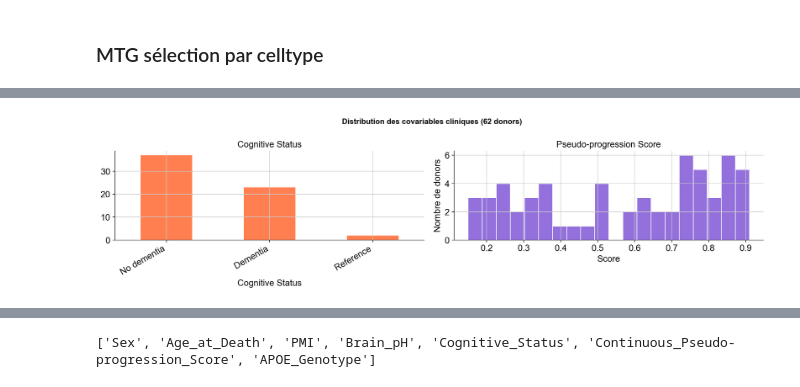
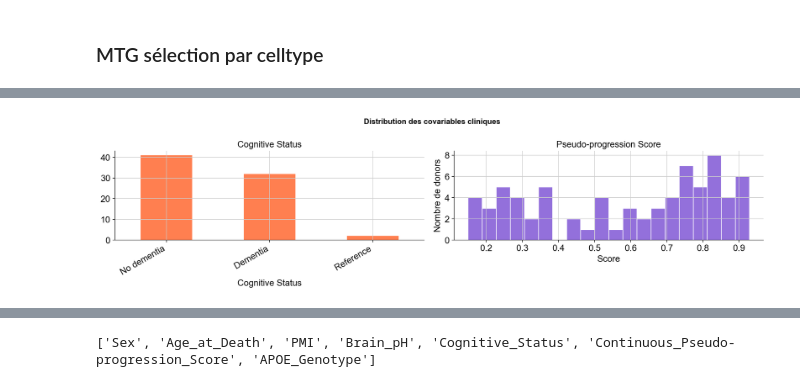
Before and after one commit to adboussif/AD_snMultiomics_Chromatin, a Jupyter notebook: notebooks/mtg_celltype_selection.ipynb, the cells around one changed output, grey strips where cells are left out. Cells and saved outputs as stored; diff of their text form; code cells hidden in the pictures.

Commit message:
celltype pseudobulk gaba et gluta séparés

```diff
--- a/notebooks/mtg_celltype_selection.ipynb
+++ b/notebooks/mtg_celltype_selection.ipynb
@@ -189,7 +97,7 @@ for ax, (col, label) in zip(axes, qc_metrics.items()):
     sns.violinplot(
         data=adata.obs, y=col, ax=ax,
         color='steelblue', inner='box',
-        cut=0, linewidth=0.8
+        bw_adjust=3
     )
     ax.set_title(label, fontsize=10, fontweight='bold')
     ax.set_xlabel('')
@@ -204,8 +112,8 @@ plt.show()
 # Seuils standards snATAC-seq (littérature)
 thresholds = {
     'log10_fragments' : {'min': np.log10(1000), 'max': np.log10(100000)},
-    'tss_score'       : {'min': 4,    'max': None},
-    'frac_peaks'      : {'min': 0.3, 'max': None},
+    'tss_score'       : {'min': 3.2,    'max': None},
+    'frac_peaks'      : {'min': 0.2, 'max': None},
     'frac_tss'        : {'min': 0.15, 'max': None},
     'pct_dup'         : {'min': None, 'max': 0.5},
 }
@@ -225,7 +133,7 @@ for ax, col in zip(axes, thresholds.keys()):
     sns.violinplot(
         data=adata.obs, y=col, ax=ax,
         color='steelblue', inner='box',
-        cut=0, linewidth=0.8
+        bw_adjust=3
     )
     # Ligne min en rouge
     if thresholds[col]['min'] is not None:
@@ -249,8 +157,8 @@ plt.show()
 # %%
 seuils = {
     'log10_fragments' : ('min', np.log10(1000)),
-    'tss_score'       : ('min', 4.0),
-    'frac_peaks'      : ('min', 0.3),
+    'tss_score'       : ('min', 3.2),
+    'frac_peaks'      : ('min', 0.2),
     'frac_tss'        : ('min', 0.15),
     'pct_dup'         : ('max', 0.50),
 }
@@ -278,7 +186,6 @@ n_excl = adata.n_obs - n_keep
 print("\n--- Filtre combiné (tous les seuils) ---")
 print(f"Noyaux restants : {n_keep:,} / {adata.n_obs:,} ({n_keep/adata.n_obs*100:.1f}%)")
 print(f"Noyaux exclus   : {n_excl:,} ({n_excl/adata.n_obs*100:.1f}%)")
-print(f'{adata_used.n_obs}  # {n_keep:,} noyaux retenus')
 # %% [output]
 Total noyaux de départ : 1,123,761
 
@@ -352,29 +295,31 @@ Noyaux par donor :
 # %%
+
 # Une ligne par donor avec ses covariables cliniques
-donor_meta = adata_neurons.obs.groupby('Donor ID').first()[[
+# On utilise les glutamatergiques pour extraire la méta
+donor_meta_glu = adata_neurons_glu.obs.groupby('Donor ID').first()[[
     'Cognitive Status',
     'Braak',
-    'CERAD score',
-    'Overall AD neuropathological Change',
+    'APOE Genotype',
+    'Brain pH',
     'Continuous Pseudo-progression Score',
     'Sex',
     'Age at Death',
 ]].copy()
 
 # Conversion numérique
-donor_meta['Pseudo_score'] = pd.to_numeric(
-    donor_meta['Continuous Pseudo-progression Score'], errors='coerce'
+donor_meta_glu['Pseudo_score'] = pd.to_numeric(
+    donor_meta_glu['Continuous Pseudo-progression Score'], errors='coerce'
 )
-donor_meta['Braak_num'] = pd.to_numeric(donor_meta['Braak'], errors='coerce')
+donor_meta_glu['Braak_num'] = pd.to_numeric(donor_meta_glu['Braak'], errors='coerce')
 
 print("=== Distribution Cognitive Status ===")
-print(donor_meta['Cognitive Status'].value_counts())
+print(donor_meta_glu['Cognitive Status'].value_counts())
 
 print("\n=== Pseudo-progression Score ===")
-print(donor_meta['Pseudo_score'].describe().round(3))
+print(donor_meta_glu['Pseudo_score'].describe().round(3))
 
 print("\n=== Sex ===")
-print(donor_meta['Sex'].value_counts())
+print(donor_meta_glu['Sex'].value_counts())
 # %% [output]
 === Distribution Cognitive Status ===
 Cognitive Status
@@ -396,23 +387,23 @@ Name: count, dtype: int64
 # %%
 # Visualisation
 fig, axes = plt.subplots(1, 2, figsize=(15, 4))
-fig.suptitle('Distribution des covariables cliniques (62 donors)',
+fig.suptitle('Distribution des covariables cliniques',
              fontsize=12, fontweight='bold')
 
-donor_meta['Cognitive Status'].value_counts().plot(
+donor_meta_glu['Cognitive Status'].value_counts().plot(
     kind='bar', ax=axes[0], color='coral'
 )
 axes[0].set_title('Cognitive Status')
 axes[0].set_xticklabels(axes[0].get_xticklabels(), rotation=30, ha='right')
 sns.despine(ax=axes[0])
 
-axes[1].hist(donor_meta['Pseudo_score'].dropna(), bins=20, color='mediumpurple', edgecolor='white')
+axes[1].hist(donor_meta_glu['Pseudo_score'].dropna(), bins=20, color='mediumpurple', edgecolor='white')
 axes[1].set_title('Pseudo-progression Score')
 axes[1].set_xlabel('Score')
 axes[1].set_ylabel('Nombre de donors')
 sns.despine(ax=axes[1])
 
 plt.tight_layout()
 plt.show()
 # %% [output]
-[figure, old version]
+[figure, new version]
```
Also changed, not shown: parts of 27 cells of this notebook, 1 other file.
